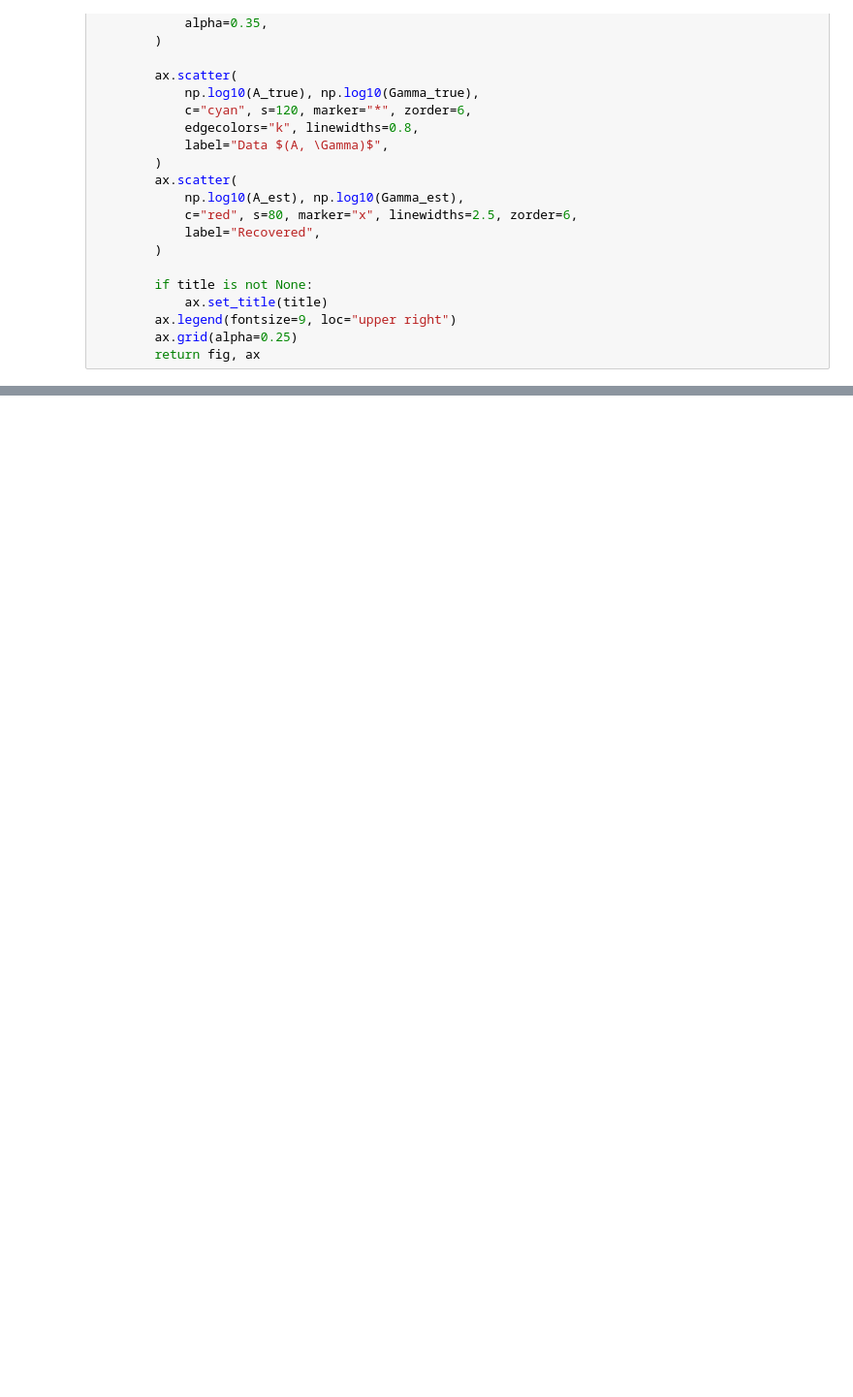
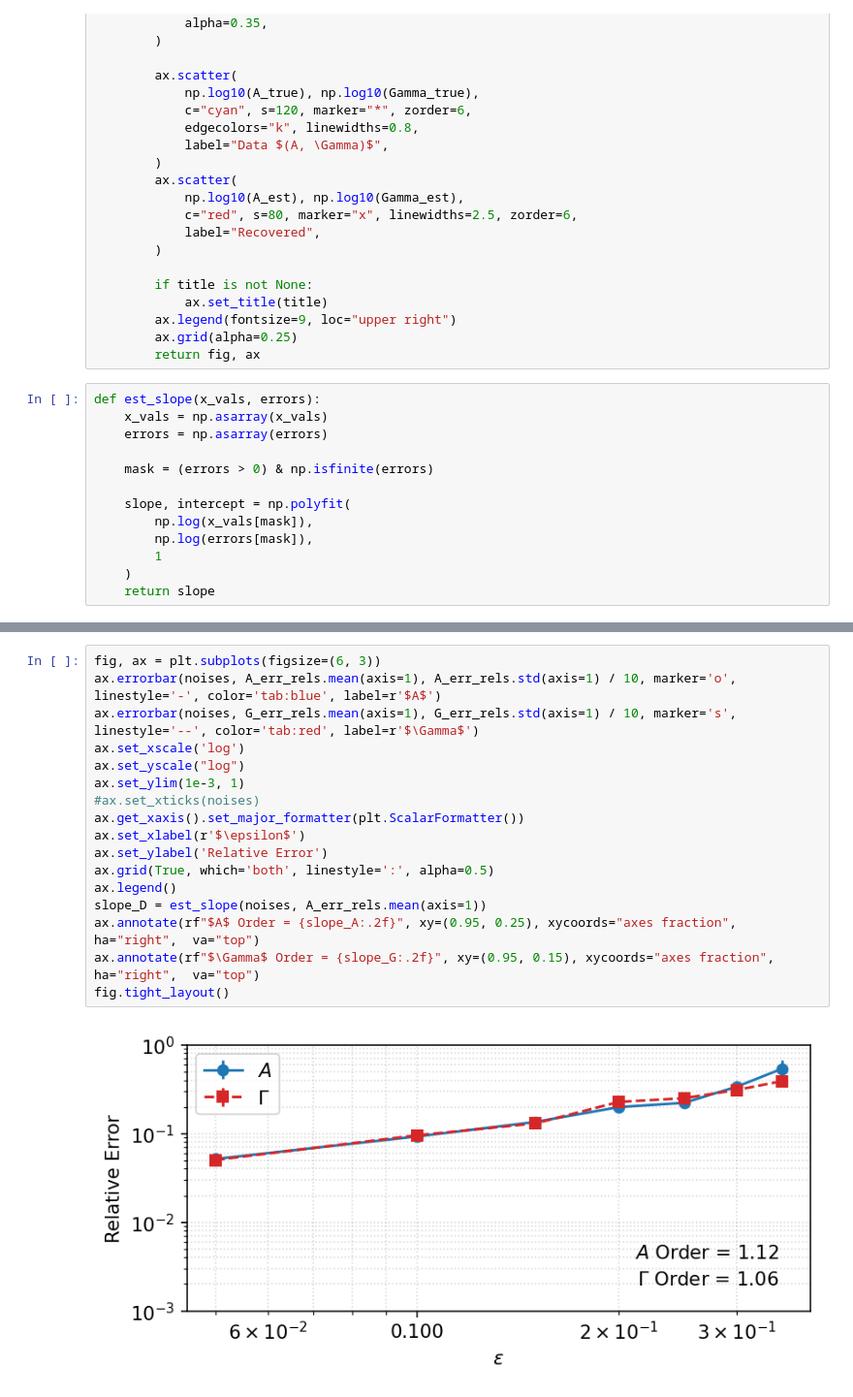
Before and after one commit to mgalexan/NPSurr, a Jupyter notebook: notebooks/profile_inversion_figs.ipynb, the cells around one changed output, grey strips where cells are left out. Shown at 97% size. Cells and saved outputs as stored; diff of their text form; blank space fills up the shorter version.

```diff
--- a/notebooks/profile_inversion_figs.ipynb
+++ b/notebooks/profile_inversion_figs.ipynb
@@ -112,3 +116,16 @@ def plot_loss_surface(
         ax.legend(fontsize=9, loc="upper right")
         ax.grid(alpha=0.25)
         return fig, ax
+# %%
+def est_slope(x_vals, errors):
+    x_vals = np.asarray(x_vals)
+    errors = np.asarray(errors)
+
+    mask = (errors > 0) & np.isfinite(errors)
+
+    slope, intercept = np.polyfit(
+        np.log(x_vals[mask]),
+        np.log(errors[mask]),
+        1
+    )
+    return slope
@@ -158,0 +175,19 @@ plt.show()
+# %%
+fig, ax = plt.subplots(figsize=(6, 3))
+ax.errorbar(noises, A_err_rels.mean(axis=1), A_err_rels.std(axis=1) / 10, marker='o', linestyle='-', color='tab:blue', label=r'$A$')
+ax.errorbar(noises, G_err_rels.mean(axis=1), G_err_rels.std(axis=1) / 10, marker='s', linestyle='--', color='tab:red', label=r'$\Gamma$')
+ax.set_xscale('log')
+ax.set_yscale("log")
+ax.set_ylim(1e-3, 1)
+#ax.set_xticks(noises)
+ax.get_xaxis().set_major_formatter(plt.ScalarFormatter())
+ax.set_xlabel(r'$\epsilon$')
+ax.set_ylabel('Relative Error')
+ax.grid(True, which='both', linestyle=':', alpha=0.5)
+ax.legend()
+slope_D = est_slope(noises, A_err_rels.mean(axis=1))
+ax.annotate(rf"$A$ Order = {slope_A:.2f}", xy=(0.95, 0.25), xycoords="axes fraction", ha="right",  va="top")
+ax.annotate(rf"$\Gamma$ Order = {slope_G:.2f}", xy=(0.95, 0.15), xycoords="axes fraction", ha="right",  va="top")
+fig.tight_layout()
+# %% [output]
+[figure, added]
```
Also changed, not shown: parts of 18 cells of this notebook, 34 other files.
